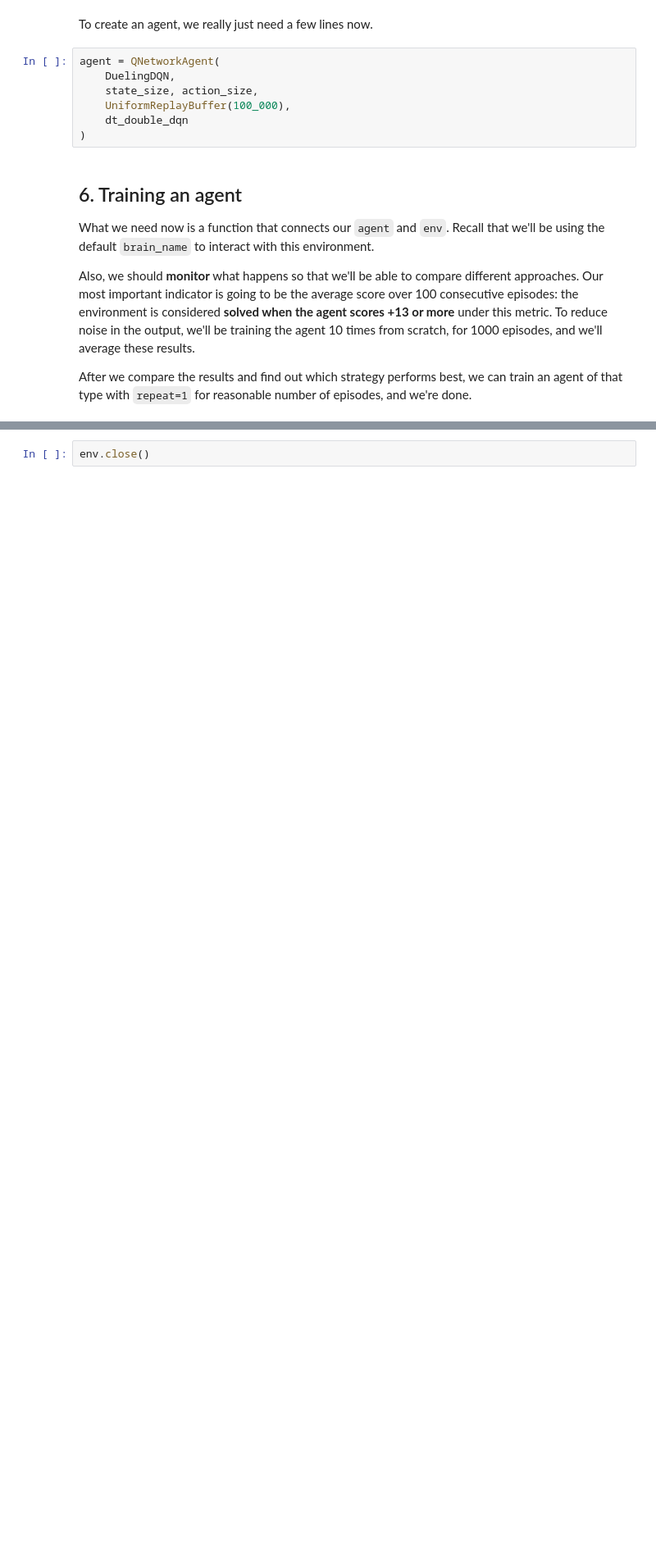
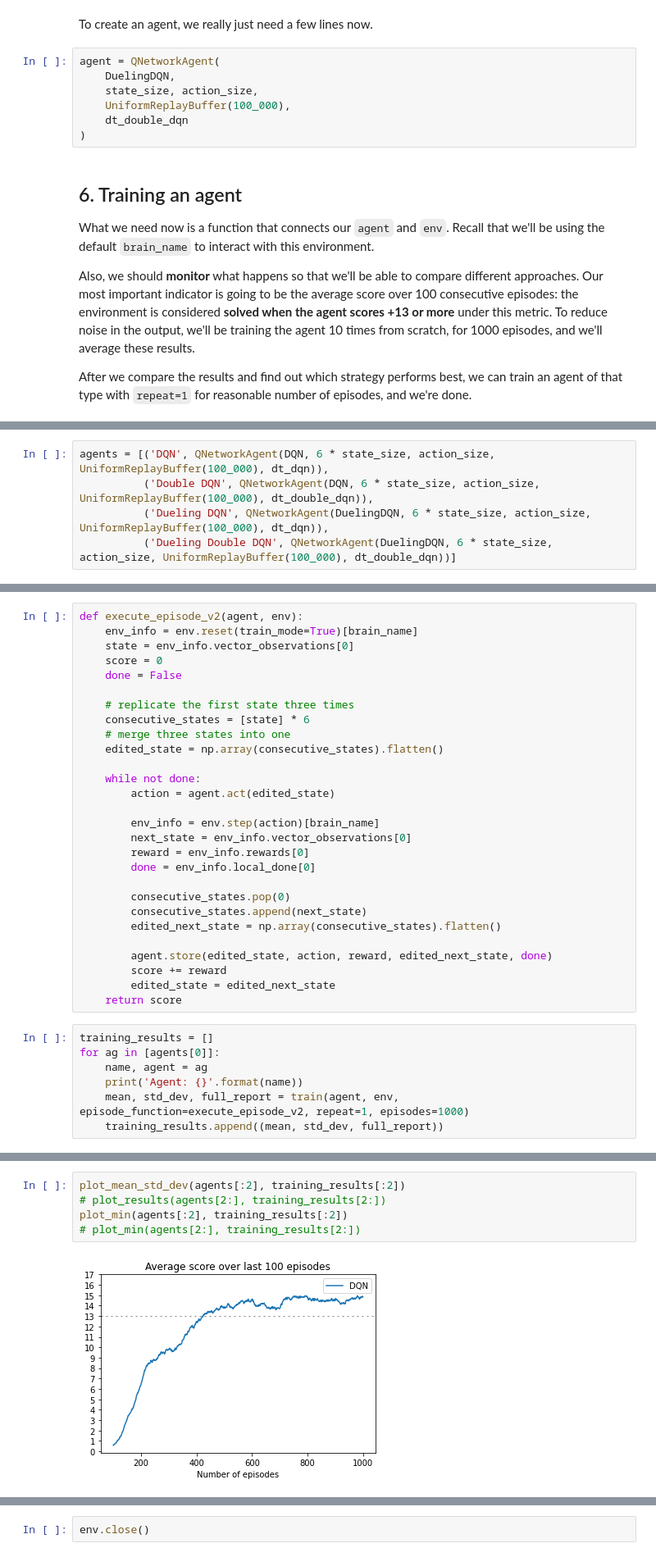
Before and after one commit to francescotorregrossa/deep-reinforcement-learning-nanodegree, a Jupyter notebook: p1-navigation/Report.ipynb, the cells around one changed output, grey strips where cells are left out. Shown at 82% size. Drawn from its saved outputs; the diff is of its cells as text; blank space fills up the shorter version.

```diff
--- a/p1-navigation/Report.ipynb
+++ b/p1-navigation/Report.ipynb
@@ -421,0 +479,5 @@ for ts in training_results:
+# %%
+agents = [('DQN', QNetworkAgent(DQN, 6 * state_size, action_size, UniformReplayBuffer(100_000), dt_dqn)),
+          ('Double DQN', QNetworkAgent(DQN, 6 * state_size, action_size, UniformReplayBuffer(100_000), dt_double_dqn)),
+          ('Dueling DQN', QNetworkAgent(DuelingDQN, 6 * state_size, action_size, UniformReplayBuffer(100_000), dt_dqn)),
+          ('Dueling Double DQN', QNetworkAgent(DuelingDQN, 6 * state_size, action_size, UniformReplayBuffer(100_000), dt_double_dqn))]
@@ -421,0 +486,35 @@ for ts in training_results:
+# %%
+def execute_episode_v2(agent, env):
+    env_info = env.reset(train_mode=True)[brain_name]
+    state = env_info.vector_observations[0]
+    score = 0
+    done = False
+
+    # replicate the first state three times
+    consecutive_states = [state] * 6
+    # merge three states into one
+    edited_state = np.array(consecutive_states).flatten()
+
+    while not done:
+        action = agent.act(edited_state)
+
+        env_info = env.step(action)[brain_name]
+        next_state = env_info.vector_observations[0]
+        reward = env_info.rewards[0]
+        done = env_info.local_done[0]
+
+        consecutive_states.pop(0)
+        consecutive_states.append(next_state)
+        edited_next_state = np.array(consecutive_states).flatten()
+
+        agent.store(edited_state, action, reward, edited_next_state, done)
+        score += reward
+        edited_state = edited_next_state
+    return score
+# %%
+training_results = []
+for ag in [agents[0]]:
+    name, agent = ag
+    print('Agent: {}'.format(name))
+    mean, std_dev, full_report = train(agent, env, episode_function=execute_episode_v2, repeat=1, episodes=1000)
+    training_results.append((mean, std_dev, full_report))
@@ -421,0 +524,7 @@ for ts in training_results:
+# %%
+plot_mean_std_dev(agents[:2], training_results[:2])
+# plot_results(agents[2:], training_results[2:])
+plot_min(agents[:2], training_results[:2])
+# plot_min(agents[2:], training_results[2:])
+# %% [output]
+[figure, added]
```
Also changed, not shown: parts of 18 cells of this notebook, 3 other files.
